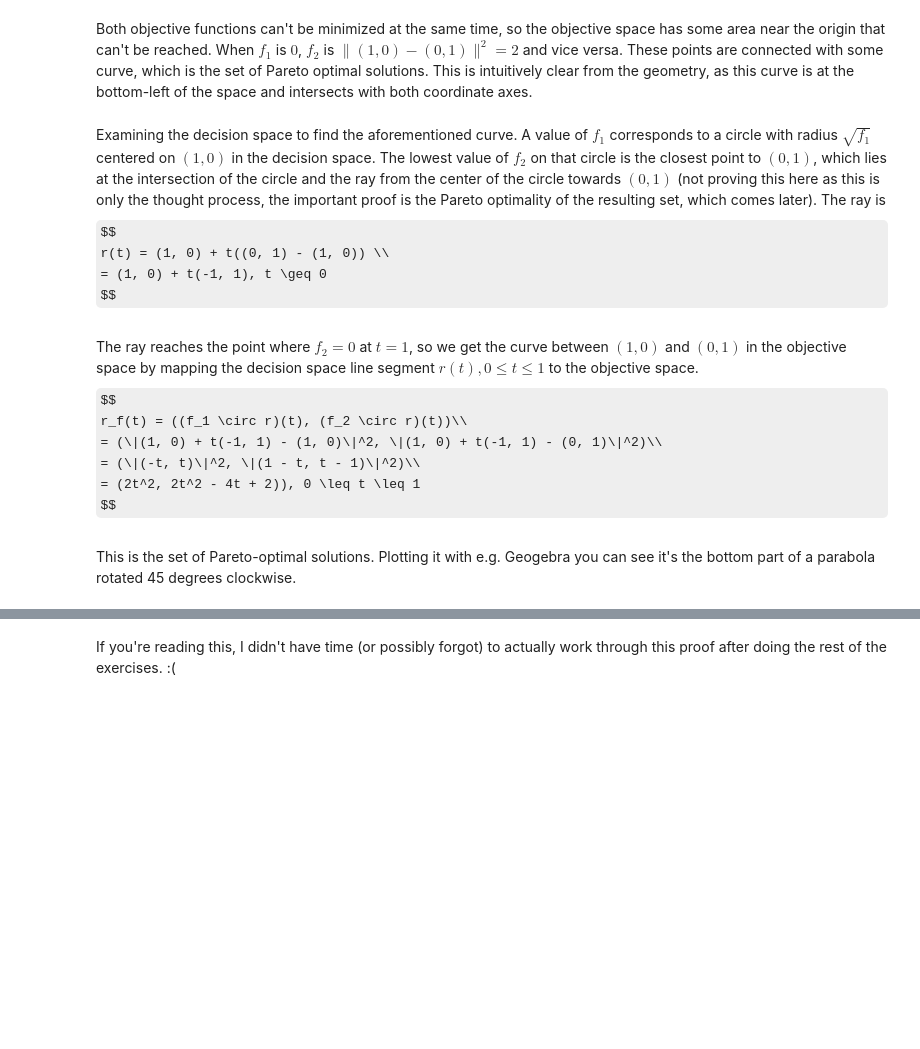
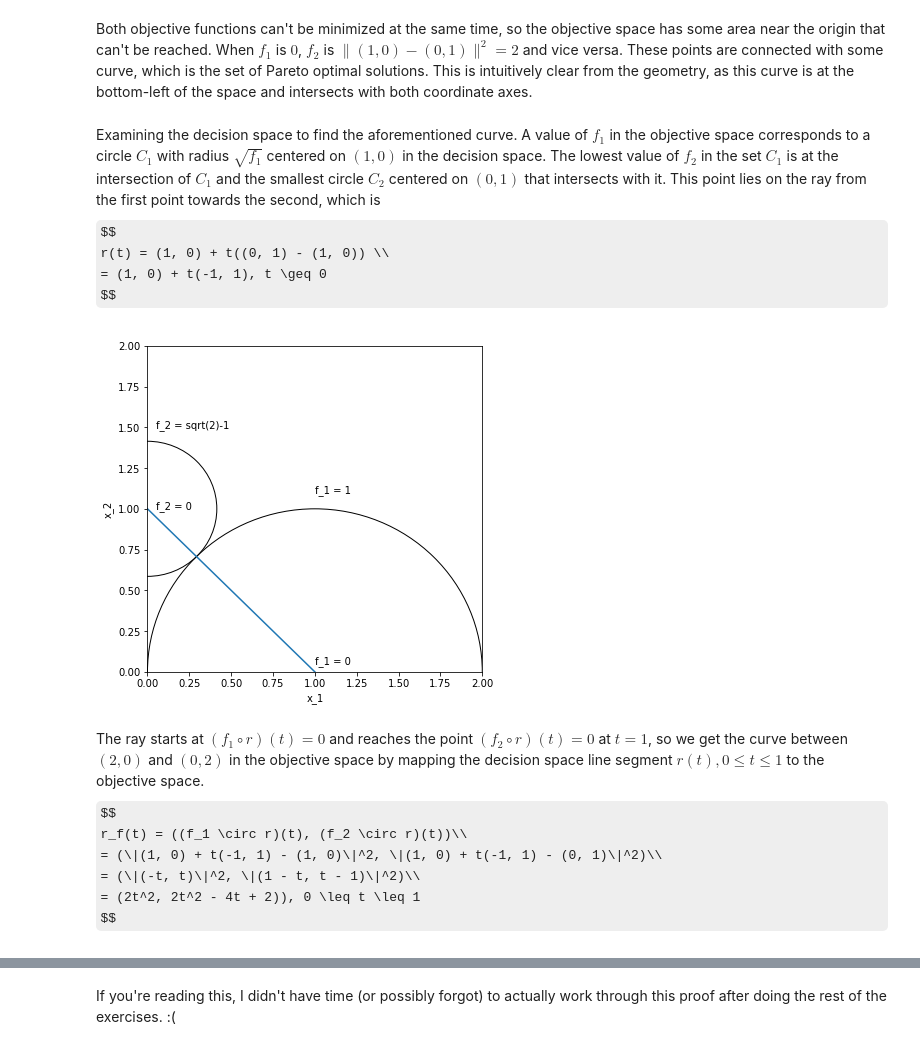
Before and after one commit to m0lentum/schoolwork, a Jupyter notebook: ties483/ex6.ipynb, the cells around one changed output, grey strips where cells are left out. Drawn from its saved outputs; the diff is of its cells as text; code cells hidden in the pictures; some formulas as TeX source; blank space fills up the shorter version.

```diff
--- a/ties483/ex6.ipynb
+++ b/ties483/ex6.ipynb
@@ -18,18 +18,42 @@ The first objective function is minimized at $x = (1, 0)$, where it gets the val
 # %% [markdown]
 Both objective functions can't be minimized at the same time, so the objective space has some area near the origin that can't be reached. When $f_1$ is $0$, $f_2$ is $\|(1, 0) - (0, 1)\|^2 = 2$ and vice versa. These points are connected with some curve, which is the set of Pareto optimal solutions. This is intuitively clear from the geometry, as this curve is at the bottom-left of the space and intersects with both coordinate axes.
 # %% [markdown]
-Examining the decision space to find the aforementioned curve. A value of $f_1$ corresponds to a circle with radius $\sqrt{f_1}$ centered on $(1, 0)$ in the decision space. The lowest value of $f_2$ on that circle is the closest point to $(0, 1)$, which lies at the intersection of the circle and the ray from the center of the circle towards $(0, 1)$ (not proving this here as this is only the thought process, the important proof is the Pareto optimality of the resulting set, which comes later). The ray is
+Examining the decision space to find the aforementioned curve. A value of $f_1$ in the objective space corresponds to a circle $C_1$ with radius $\sqrt{f_1}$ centered on $(1, 0)$ in the decision space. The lowest value of $f_2$ in the set $C_1$ is at the intersection of $C_1$ and the smallest circle $C_2$ centered on $(0, 1)$ that intersects with it. This point lies on the ray from the first point towards the second, which is
 $$
 r(t) = (1, 0) + t((0, 1) - (1, 0)) \\
   = (1, 0) + t(-1, 1), t \geq 0
 $$
+# %%
+# visual demonstration in decision space
+import matplotlib.pyplot as plt
+import numpy as np
+import math
+from matplotlib.patches import Circle
+
+plt.figure(figsize=[6, 6])
+ax = plt.subplot()
+plt.xlim([0, 2])
+plt.xlabel('x_1')
+plt.ylim([0, 2])
+plt.ylabel('x_2')
+
+plt.plot([1, 0], [0, 1])
+plt.annotate("f_1 = 0", [1, 0.05])
+plt.annotate("f_2 = 0", [0.05, 1])
+
+ax.add_patch(Circle([1, 0], radius=1.0, fill=False))
+plt.annotate("f_1 = 1", [1, 1.1])
+ax.add_patch(Circle([0, 1], radius=math.sqrt(2.0)-1.0, fill=False))
+plt.annotate("f_2 = sqrt(2)-1", [0.05, 1.5])
+
+plt.show()
+# %% [output]
+[figure, added]
 # %% [markdown]
-The ray reaches the point where $f_2 = 0$ at $t = 1$, so we get the curve between $(1, 0)$ and $(0, 1)$ in the objective space by mapping the decision space line segment $r(t), 0 \leq t \leq 1$ to the objective space.
+The ray starts at $(f_1 \circ r)(t) = 0$ and reaches the point $(f_2 \circ r)(t) = 0$ at $t = 1$, so we get the curve between $(2, 0)$ and $(0, 2)$ in the objective space by mapping the decision space line segment $r(t), 0 \leq t \leq 1$ to the objective space.
 $$
 r_f(t) = ((f_1 \circ r)(t), (f_2 \circ r)(t))\\
 = (\|(1, 0) + t(-1, 1) - (1, 0)\|^2, \|(1, 0) + t(-1, 1) - (0, 1)\|^2)\\
   = (\|(-t, t)\|^2, \|(1 - t, t - 1)\|^2)\\
   = (2t^2, 2t^2 - 4t + 2)), 0 \leq t \leq 1
 $$
-# %% [markdown]
-This is the set of Pareto-optimal solutions. Plotting it with e.g. Geogebra you can see it's the bottom part of a parabola rotated 45 degrees clockwise.
```
Also changed, not shown: parts of 8 cells of this notebook.
